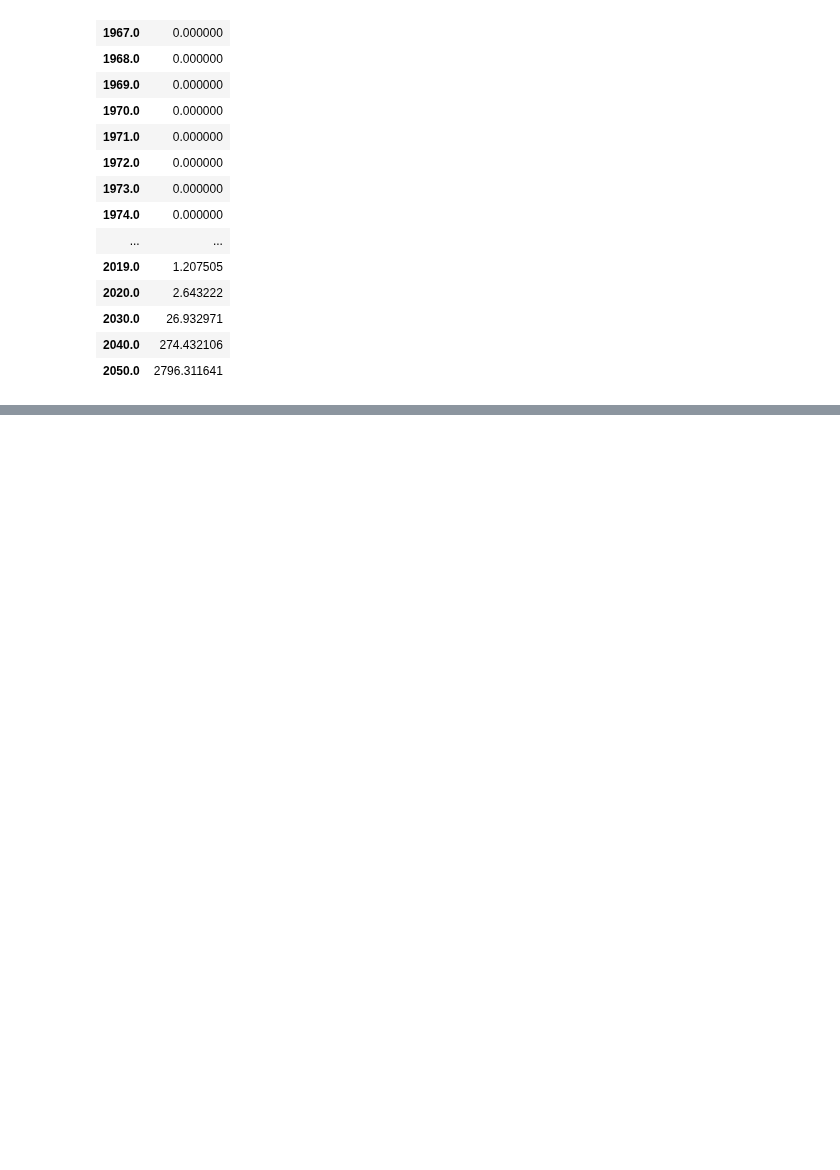
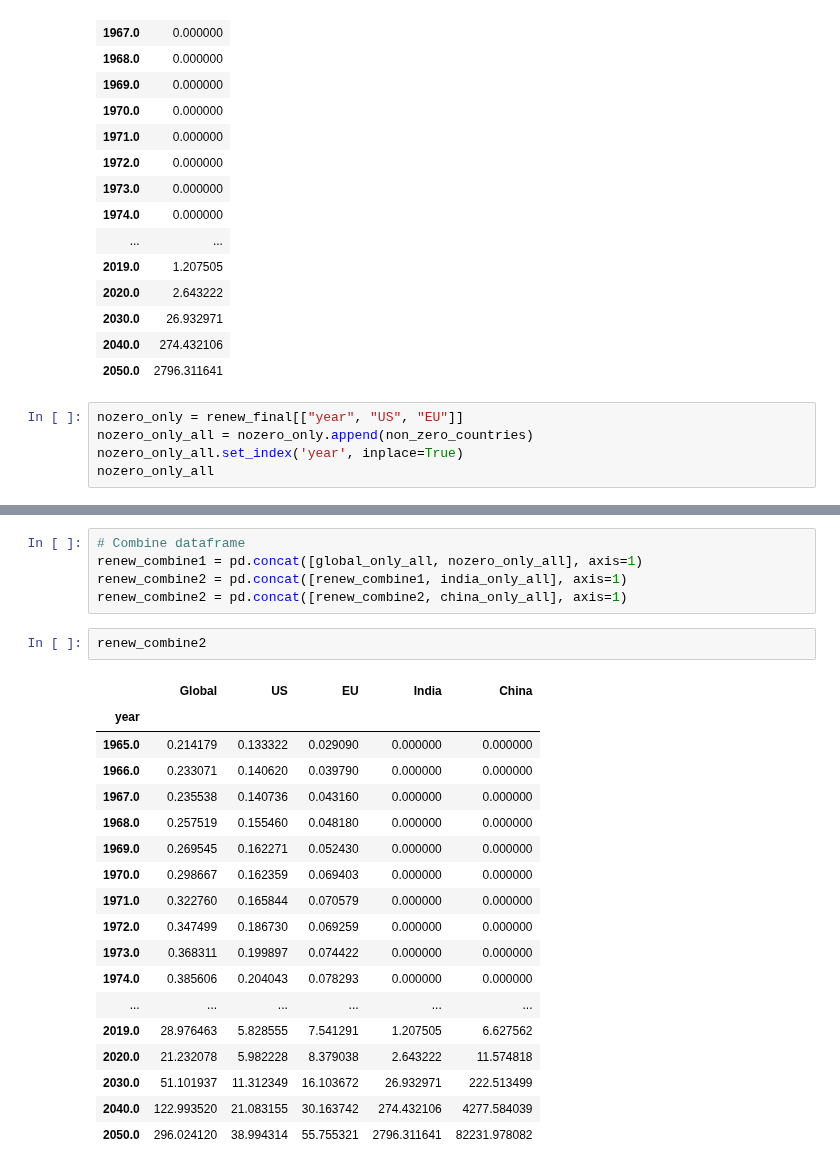
Before and after one commit to yuyhong23/One-Hot_Future, a Jupyter notebook: renewable_countries_ml.ipynb, the cells around one changed output, grey strips where cells are left out. Cells and saved outputs as stored; diff of their text form; blank space fills up the shorter version.

Commit message:
Combined dataframes.

```diff
--- a/renewable_countries_ml.ipynb
+++ b/renewable_countries_ml.ipynb
@@ -692,3 +692,8 @@ india_only_all
 | 2030.0 | 26.932971 |
 | 2040.0 | 274.432106 |
 | 2050.0 | 2796.311641 |
+# %%
+nozero_only = renew_final[["year", "US", "EU"]]
+nozero_only_all = nozero_only.append(non_zero_countries)
+nozero_only_all.set_index('year', inplace=True)
+nozero_only_all
@@ -694,0 +719,26 @@ india_only_all
+# %%
+# Combine dataframe
+renew_combine1 = pd.concat([global_only_all, nozero_only_all], axis=1)
+renew_combine2 = pd.concat([renew_combine1, india_only_all], axis=1)
+renew_combine2 = pd.concat([renew_combine2, china_only_all], axis=1)
+# %%
+renew_combine2
+# %% [output]
+|  | Global | US | EU | India | China |
+| year |  |  |  |  |  |
+| 1965.0 | 0.214179 | 0.133322 | 0.029090 | 0.000000 | 0.000000 |
+| 1966.0 | 0.233071 | 0.140620 | 0.039790 | 0.000000 | 0.000000 |
+| 1967.0 | 0.235538 | 0.140736 | 0.043160 | 0.000000 | 0.000000 |
+| 1968.0 | 0.257519 | 0.155460 | 0.048180 | 0.000000 | 0.000000 |
+| 1969.0 | 0.269545 | 0.162271 | 0.052430 | 0.000000 | 0.000000 |
+| 1970.0 | 0.298667 | 0.162359 | 0.069403 | 0.000000 | 0.000000 |
+| 1971.0 | 0.322760 | 0.165844 | 0.070579 | 0.000000 | 0.000000 |
+| 1972.0 | 0.347499 | 0.186730 | 0.069259 | 0.000000 | 0.000000 |
+| 1973.0 | 0.368311 | 0.199897 | 0.074422 | 0.000000 | 0.000000 |
+| 1974.0 | 0.385606 | 0.204043 | 0.078293 | 0.000000 | 0.000000 |
+| ... | ... | ... | ... | ... | ... |
+| 2019.0 | 28.976463 | 5.828555 | 7.541291 | 1.207505 | 6.627562 |
+| 2020.0 | 21.232078 | 5.982228 | 8.379038 | 2.643222 | 11.574818 |
+| 2030.0 | 51.101937 | 11.312349 | 16.103672 | 26.932971 | 222.513499 |
+| 2040.0 | 122.993520 | 21.083155 | 30.163742 | 274.432106 | 4277.584039 |
+| 2050.0 | 296.024120 | 38.994314 | 55.755321 | 2796.311641 | 82231.978082 |
```
Also changed, not shown: parts of 25 cells of this notebook.
